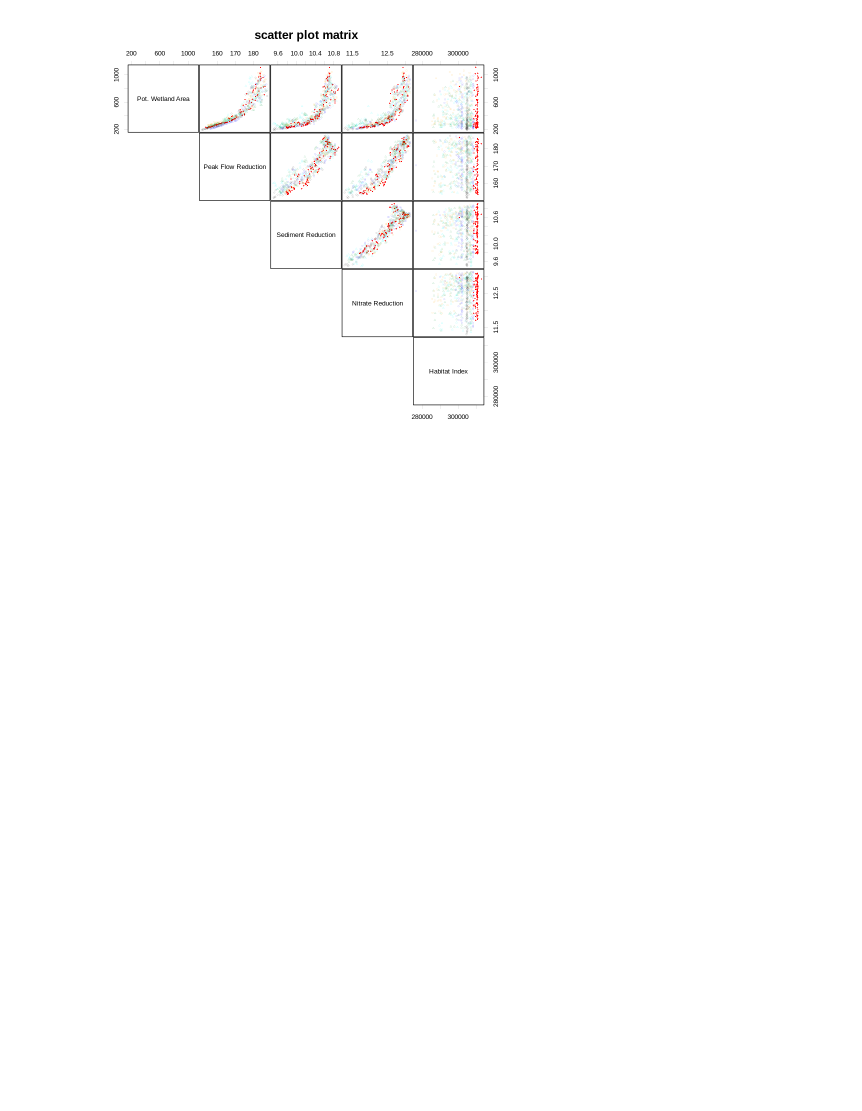
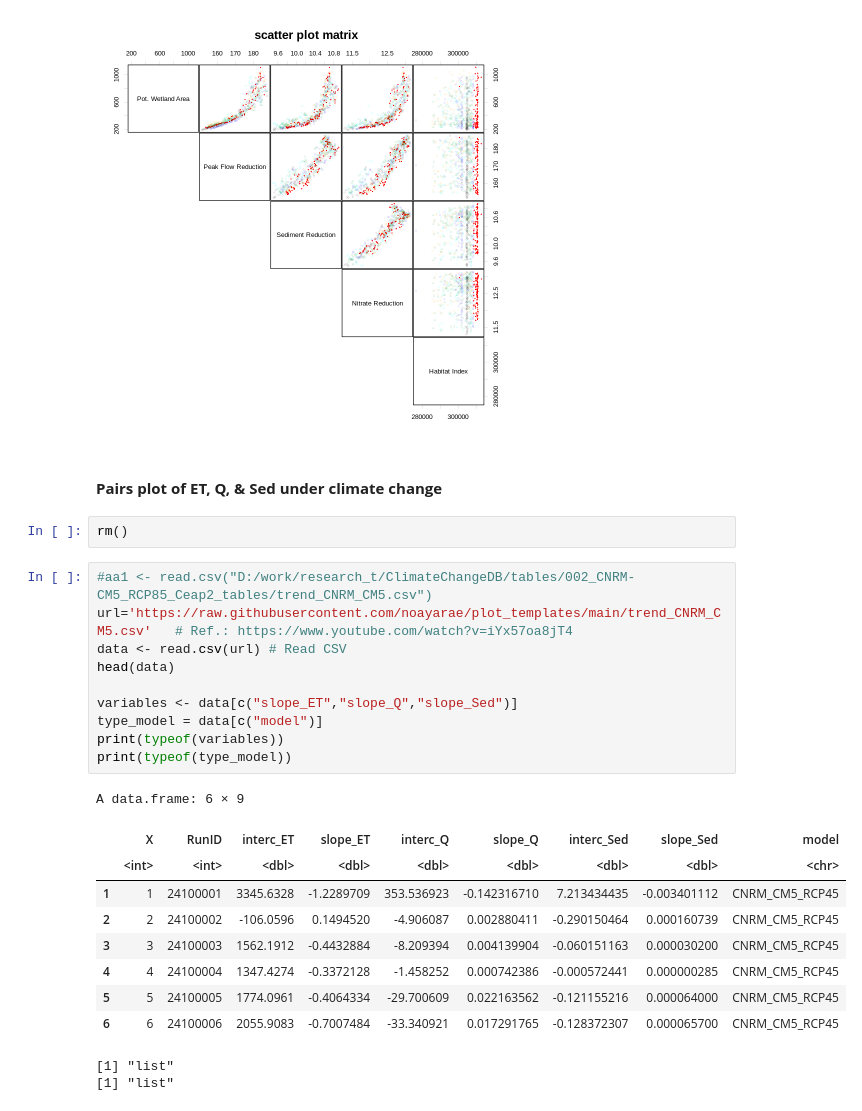
Before and after one commit to noayarae/plot_templates, a Jupyter notebook: pairs_plot_R.ipynb, the cells around one changed output. Cells and saved outputs as stored; diff of their text form; blank space fills up the shorter version.

```diff
--- a/pairs_plot_R.ipynb
+++ b/pairs_plot_R.ipynb
@@ -538,3 +538,29 @@ pairs(a2,
       )
 # %% [output]
 [figure]
+# %% [markdown]
+#### **Pairs plot of ET, Q, & Sed under climate change**
+# %%
+rm()
+# %%
+#aa1 <- read.csv("D:/work/research_t/ClimateChangeDB/tables/002_CNRM-CM5_RCP85_Ceap2_tables/trend_CNRM_CM5.csv")
+url='https://raw.githubusercontent.com/noayarae/plot_templates/main/trend_CNRM_CM5.csv'   # Ref.: https://www.youtube.com/watch?v=iYx57oa8jT4
+data <- read.csv(url) # Read CSV
+head(data)
+
+variables <- data[c("slope_ET","slope_Q","slope_Sed")]
+type_model = data[c("model")]
+print(typeof(variables))
+print(typeof(type_model))
+# %% [output]
+A data.frame: 6 × 9
+|  | X | RunID | interc_ET | slope_ET | interc_Q | slope_Q | interc_Sed | slope_Sed | model |
+|  | <int> | <int> | <dbl> | <dbl> | <dbl> | <dbl> | <dbl> | <dbl> | <chr> |
+| 1 | 1 | 24100001 | 3345.6328 | -1.2289709 | 353.536923 | -0.142316710 | 7.213434435 | -0.003401112 | CNRM_CM5_RCP45 |
+| 2 | 2 | 24100002 | -106.0596 | 0.1494520 | -4.906087 | 0.002880411 | -0.290150464 | 0.000160739 | CNRM_CM5_RCP45 |
+| 3 | 3 | 24100003 | 1562.1912 | -0.4432884 | -8.209394 | 0.004139904 | -0.060151163 | 0.000030200 | CNRM_CM5_RCP45 |
+| 4 | 4 | 24100004 | 1347.4274 | -0.3372128 | -1.458252 | 0.000742386 | -0.000572441 | 0.000000285 | CNRM_CM5_RCP45 |
+| 5 | 5 | 24100005 | 1774.0961 | -0.4064334 | -29.700609 | 0.022163562 | -0.121155216 | 0.000064000 | CNRM_CM5_RCP45 |
+| 6 | 6 | 24100006 | 2055.9083 | -0.7007484 | -33.340921 | 0.017291765 | -0.128372307 | 0.000065700 | CNRM_CM5_RCP45 |
+[1] "list"
+[1] "list"
```
Also changed, not shown: parts of 5 cells of this notebook.
